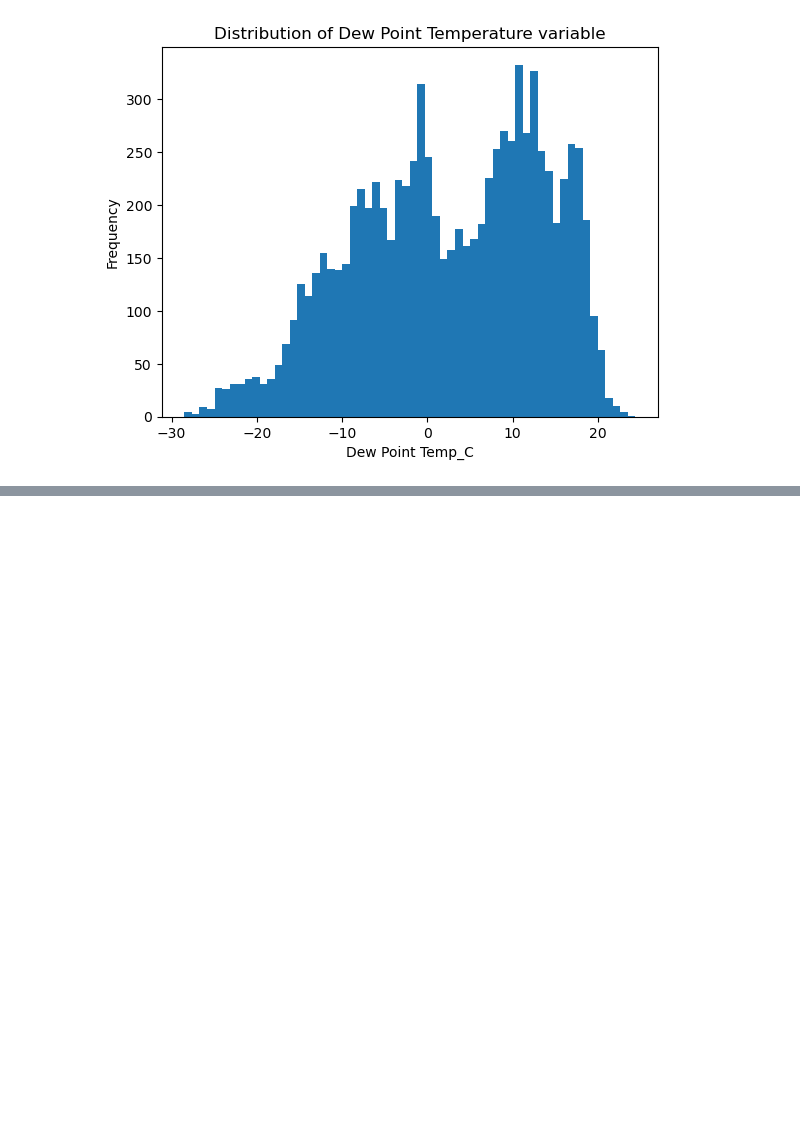
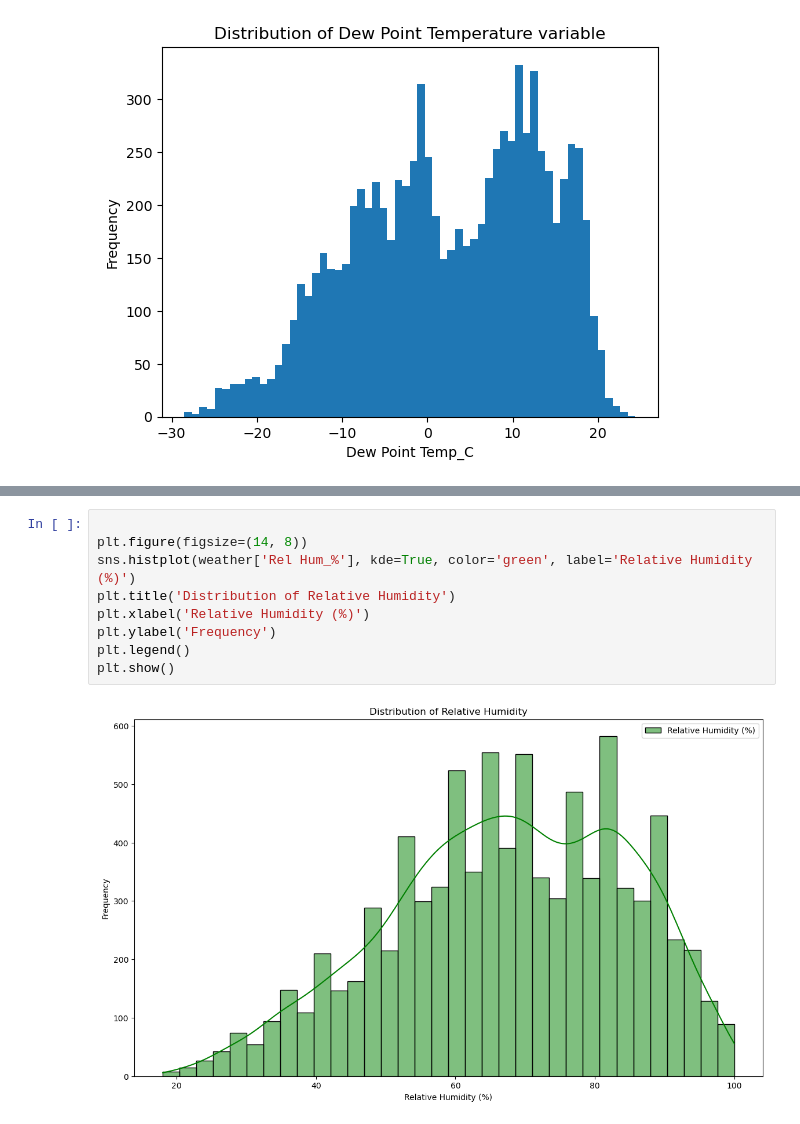
Before and after one commit to MugulTum/Lux_academy-July-September, a Jupyter notebook: Week2/weather2.ipynb, the cells around one changed output, grey strips where cells are left out. Saved outputs shown, nothing was run; the diff lists cells and outputs as text; blank space fills up the shorter version.

```diff
--- a/Week2/weather2.ipynb
+++ b/Week2/weather2.ipynb
@@ -121,0 +101,11 @@ weather.head()
+# %%
+
+plt.figure(figsize=(14, 8))
+sns.histplot(weather['Rel Hum_%'], kde=True, color='green', label='Relative Humidity (%)')
+plt.title('Distribution of Relative Humidity')
+plt.xlabel('Relative Humidity (%)')
+plt.ylabel('Frequency')
+plt.legend()
+plt.show()
+# %% [output]
+[figure, added]
```
Also changed, not shown: parts of 17 cells of this notebook, 1 other file.
